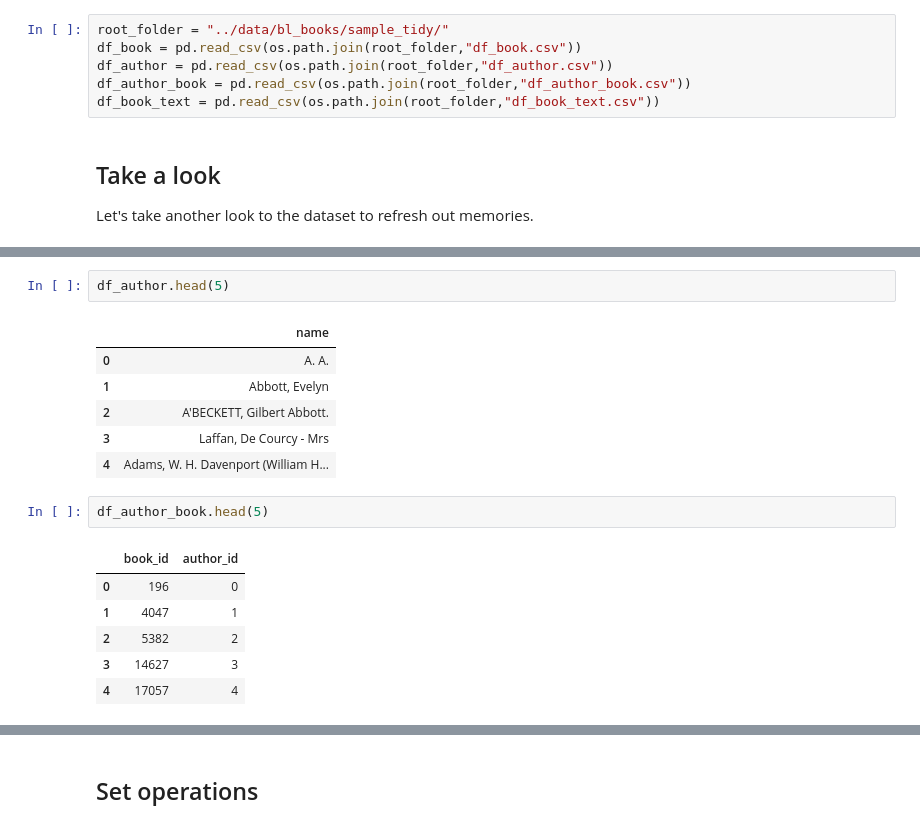
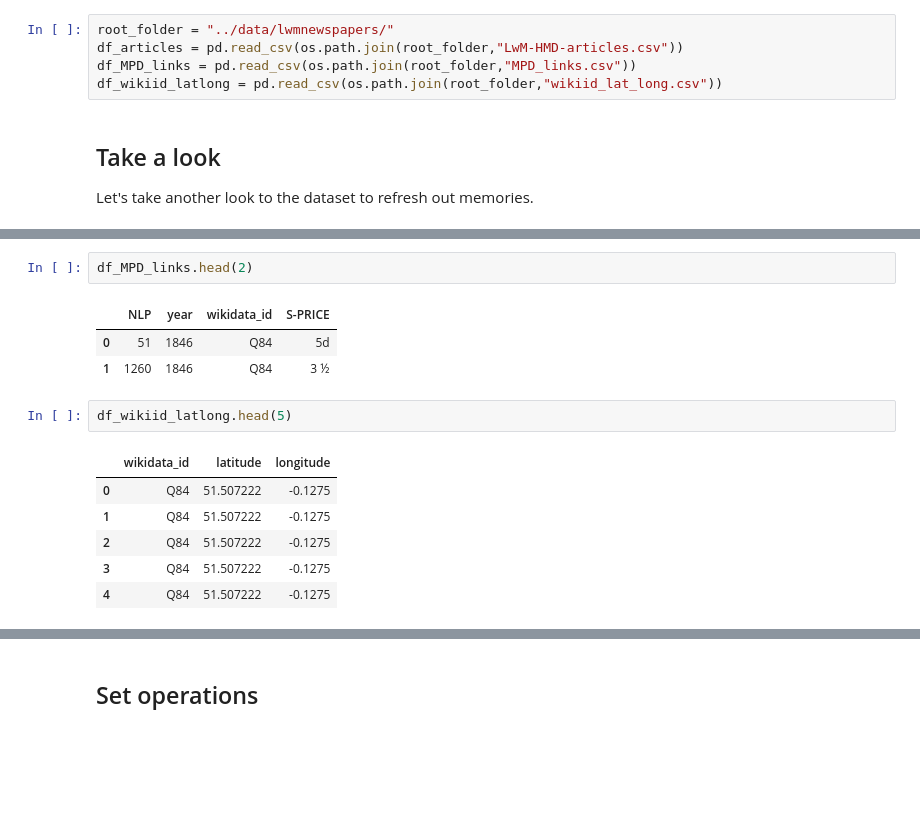
Before and after one commit to mromanello/ADA-DHOxSS, a Jupyter notebook: notebooks/2.2 Wrangling.ipynb, the cells around one changed output, grey strips where cells are left out. Cells and saved outputs as stored; diff of their text form; blank space fills up the shorter version.

```diff
--- a/notebooks/2.2 Wrangling.ipynb
+++ b/notebooks/2.2 Wrangling.ipynb
@@ -15,9 +16,8 @@ Let us import the tidy sample dataset in memory.
 # %%
-root_folder = "../data/bl_books/sample_tidy/"
-df_book = pd.read_csv(os.path.join(root_folder,"df_book.csv"))
-df_author = pd.read_csv(os.path.join(root_folder,"df_author.csv"))
-df_author_book = pd.read_csv(os.path.join(root_folder,"df_author_book.csv"))
-df_book_text = pd.read_csv(os.path.join(root_folder,"df_book_text.csv"))
+root_folder = "../data/lwmnewspapers/"
+df_articles = pd.read_csv(os.path.join(root_folder,"LwM-HMD-articles.csv"))
+df_MPD_links = pd.read_csv(os.path.join(root_folder,"MPD_links.csv"))
+df_wikiid_latlong = pd.read_csv(os.path.join(root_folder,"wikiid_lat_long.csv"))
 # %% [markdown]
 ## Take a look
 Let's take another look to the dataset to refresh out memories.
@@ -29,18 +30,15 @@ df_book.head(1)
+# %%
+df_MPD_links.head(2)
+# %% [output]
+|  | NLP | year | wikidata_id | S-PRICE |
+| 0 | 51 | 1846 | Q84 | 5d |
+| 1 | 1260 | 1846 | Q84 | 3 ½ |
 # %%
-df_author.head(5)
+df_wikiid_latlong.head(5)
 # %% [output]
-|  | name |
-| 0 | A. A. |
-| 1 | Abbott, Evelyn |
-| 2 | A'BECKETT, Gilbert Abbott. |
-| 3 | Laffan, De Courcy - Mrs |
-| 4 | Adams, W. H. Davenport (William H... |
+|  | wikidata_id | latitude | longitude |
+| 0 | Q84 | 51.507222 | -0.1275 |
+| 1 | Q84 | 51.507222 | -0.1275 |
+| 2 | Q84 | 51.507222 | -0.1275 |
+| 3 | Q84 | 51.507222 | -0.1275 |
+| 4 | Q84 | 51.507222 | -0.1275 |
-# %%
-df_author_book.head(5)
-# %% [output]
-|  | book_id | author_id |
-| 0 | 196 | 0 |
-| 1 | 4047 | 1 |
-| 2 | 5382 | 2 |
-| 3 | 14627 | 3 |
-| 4 | 17057 | 4 |
```
Also changed, not shown: parts of 116 cells of this notebook.
